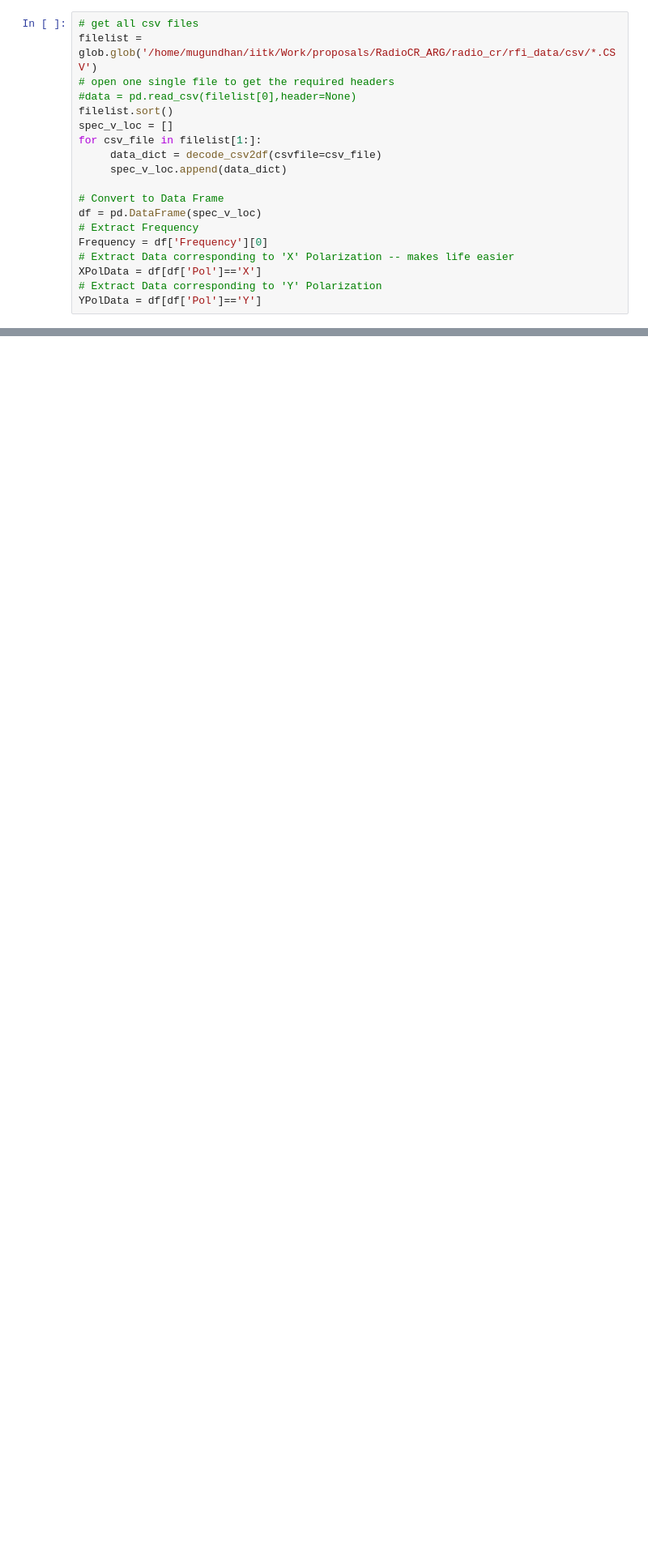
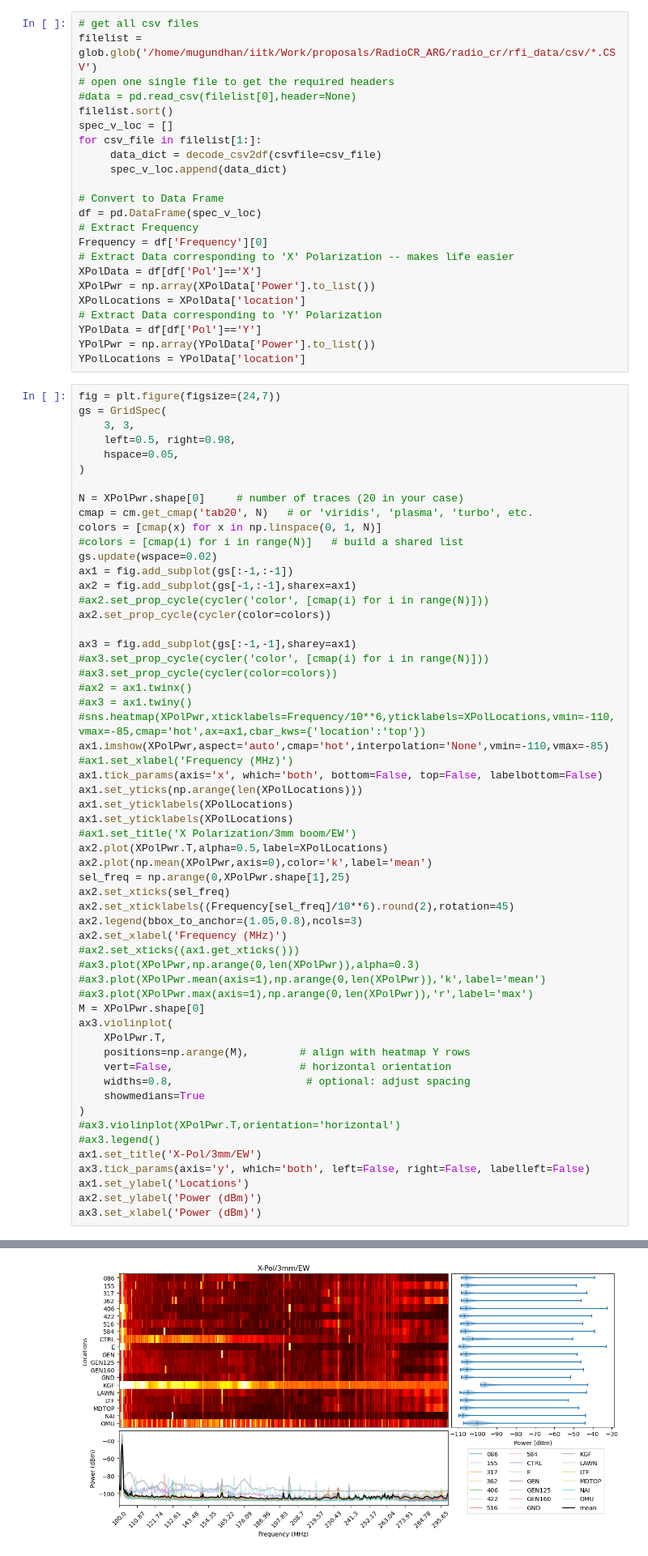
Before and after one commit to mugundhan1/radio_cr, a Jupyter notebook: rfi_data_analysis.ipynb, the cells around one changed output, grey strips where cells are left out. Shown at 81% size. Cells and saved outputs as stored; diff of their text form; blank space fills up the shorter version.

```diff
--- a/rfi_data_analysis.ipynb
+++ b/rfi_data_analysis.ipynb
@@ -52,5 +159,67 @@ df = pd.DataFrame(spec_v_loc)
 Frequency = df['Frequency'][0]
 # Extract Data corresponding to 'X' Polarization -- makes life easier
 XPolData = df[df['Pol']=='X']
+XPolPwr = np.array(XPolData['Power'].to_list())
+XPolLocations = XPolData['location']
 # Extract Data corresponding to 'Y' Polarization
 YPolData = df[df['Pol']=='Y']
+YPolPwr = np.array(YPolData['Power'].to_list())
+YPolLocations = YPolData['location']
+# %%
+fig = plt.figure(figsize=(24,7))
+gs = GridSpec(
+    3, 3,
+    left=0.5, right=0.98,
+    hspace=0.05,
+)
+
+N = XPolPwr.shape[0]     # number of traces (20 in your case)
+cmap = cm.get_cmap('tab20', N)   # or 'viridis', 'plasma', 'turbo', etc.
+colors = [cmap(x) for x in np.linspace(0, 1, N)]
+#colors = [cmap(i) for i in range(N)]   # build a shared list
+gs.update(wspace=0.02)
+ax1 = fig.add_subplot(gs[:-1,:-1])
+ax2 = fig.add_subplot(gs[-1,:-1],sharex=ax1)
+#ax2.set_prop_cycle(cycler('color', [cmap(i) for i in range(N)]))
+ax2.set_prop_cycle(cycler(color=colors))
+
+ax3 = fig.add_subplot(gs[:-1,-1],sharey=ax1)
+#ax3.set_prop_cycle(cycler('color', [cmap(i) for i in range(N)]))
+#ax3.set_prop_cycle(cycler(color=colors))
+#ax2 = ax1.twinx()
+#ax3 = ax1.twiny()
+#sns.heatmap(XPolPwr,xticklabels=Frequency/10**6,yticklabels=XPolLocations,vmin=-110,vmax=-85,cmap='hot',ax=ax1,cbar_kws={'location':'top'})
+ax1.imshow(XPolPwr,aspect='auto',cmap='hot',interpolation='None',vmin=-110,vmax=-85)
+#ax1.set_xlabel('Frequency (MHz)')
+ax1.tick_params(axis='x', which='both', bottom=False, top=False, labelbottom=False)
+ax1.set_yticks(np.arange(len(XPolLocations)))
+ax1.set_yticklabels(XPolLocations)
+ax1.set_yticklabels(XPolLocations)
+#ax1.set_title('X Polarization/3mm boom/EW')
+ax2.plot(XPolPwr.T,alpha=0.5,label=XPolLocations)
+ax2.plot(np.mean(XPolPwr,axis=0),color='k',label='mean')
+sel_freq = np.arange(0,XPolPwr.shape[1],25)
+ax2.set_xticks(sel_freq)
+ax2.set_xticklabels((Frequency[sel_freq]/10**6).round(2),rotation=45)
+ax2.legend(bbox_to_anchor=(1.05,0.8),ncols=3)
+ax2.set_xlabel('Frequency (MHz)')
+#ax2.set_xticks((ax1.get_xticks()))
+#ax3.plot(XPolPwr,np.arange(0,len(XPolPwr)),alpha=0.3)
+#ax3.plot(XPolPwr.mean(axis=1),np.arange(0,len(XPolPwr)),'k',label='mean')
+#ax3.plot(XPolPwr.max(axis=1),np.arange(0,len(XPolPwr)),'r',label='max')
+M = XPolPwr.shape[0]
+ax3.violinplot(
+    XPolPwr.T,
+    positions=np.arange(M),        # align with heatmap Y rows
+    vert=False,                    # horizontal orientation
+    widths=0.8,                     # optional: adjust spacing
+    showmedians=True
+)
+#ax3.violinplot(XPolPwr.T,orientation='horizontal')
+#ax3.legend()
+ax1.set_title('X-Pol/3mm/EW')
+ax3.tick_params(axis='y', which='both', left=False, right=False, labelleft=False)
+ax1.set_ylabel('Locations')
+ax2.set_ylabel('Power (dBm)')
+ax3.set_xlabel('Power (dBm)')
+# %% [output]
@@ -57 +227,2 @@ YPolData = df[df['Pol']=='Y']
+[figure, added]
 # %%
```
Also changed, not shown: parts of 3 cells of this notebook, 1 other file.
